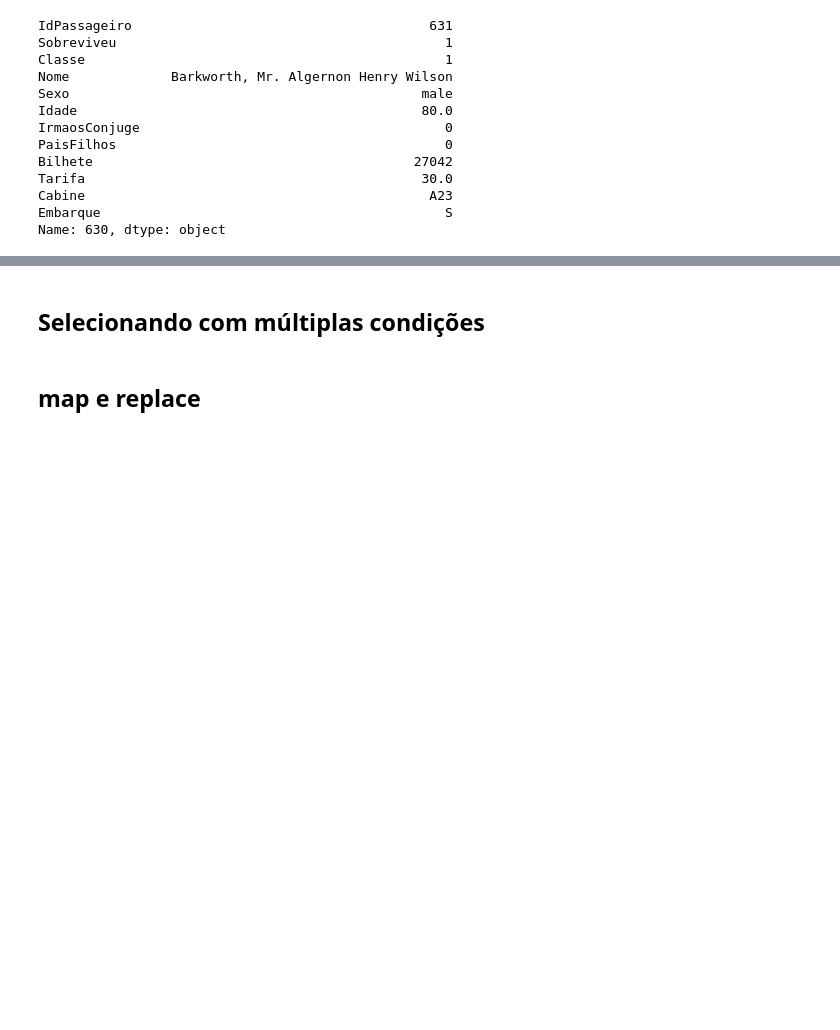
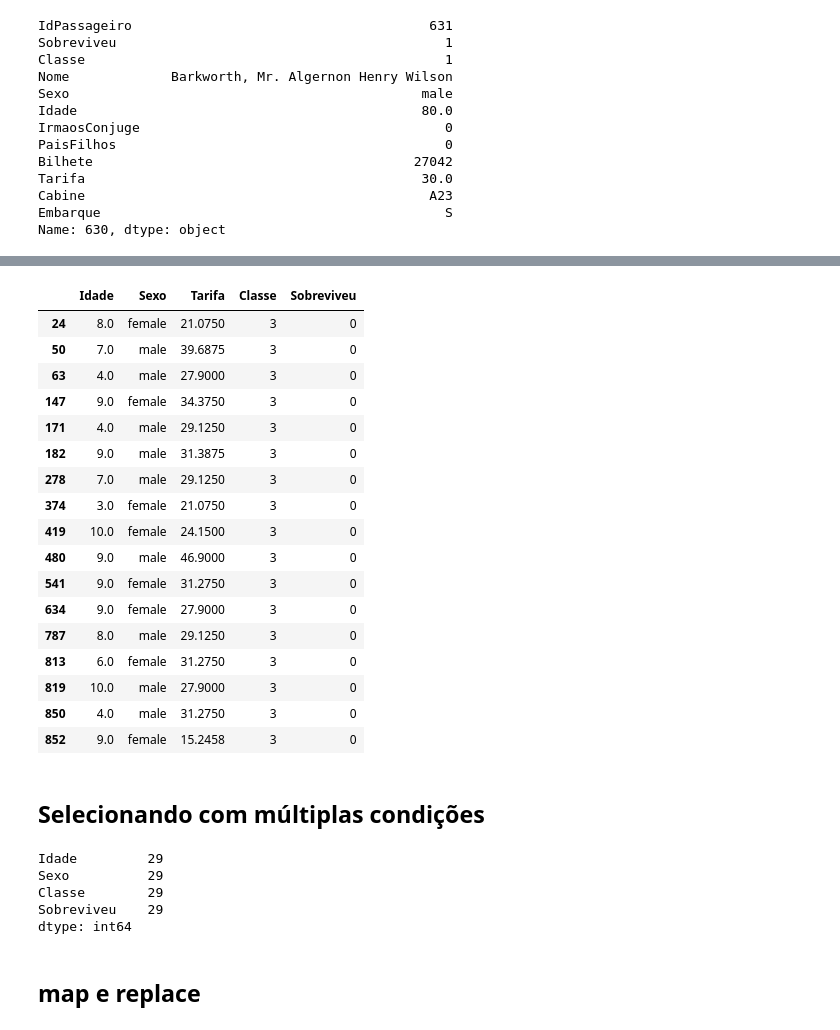
Before and after one commit to lucasabrantes1/studySpace, a Jupyter notebook: Udemy/DataScienceeMachineLearningcomEstatísticaePython/04 - Pandas/Pandas - Vazio.ipynb, the cells around one changed output, grey strips where cells are left out. Cells and saved outputs as stored; diff of their text form; code cells hidden in the pictures; blank space fills up the shorter version.

```diff
--- a/Udemy/DataScienceeMachineLearningcomEstatísticaePython/04 - Pandas/Pandas - Vazio.ipynb
+++ b/Udemy/DataScienceeMachineLearningcomEstatísticaePython/04 - Pandas/Pandas - Vazio.ipynb
@@ -272,5 +287,39 @@ data.iloc[:3] #tres primeiros elementos
+# %%
+data[['Idade','Sexo','Tarifa','Classe','Sobreviveu']]\
+.loc[(data['Idade']>=3) & (data['Idade']<=10) & ~data['Sobreviveu'] == 1] #condição para mostrar crianças entre 3 e 10 anos e quais sobreviveram
+# %% [output]
+|  | Idade | Sexo | Tarifa | Classe | Sobreviveu |
+| 24 | 8.0 | female | 21.0750 | 3 | 0 |
+| 50 | 7.0 | male | 39.6875 | 3 | 0 |
+| 63 | 4.0 | male | 27.9000 | 3 | 0 |
+| 147 | 9.0 | female | 34.3750 | 3 | 0 |
+| 171 | 4.0 | male | 29.1250 | 3 | 0 |
+| 182 | 9.0 | male | 31.3875 | 3 | 0 |
+| 278 | 7.0 | male | 29.1250 | 3 | 0 |
+| 374 | 3.0 | female | 21.0750 | 3 | 0 |
+| 419 | 10.0 | female | 24.1500 | 3 | 0 |
+| 480 | 9.0 | male | 46.9000 | 3 | 0 |
+| 541 | 9.0 | female | 31.2750 | 3 | 0 |
+| 634 | 9.0 | female | 27.9000 | 3 | 0 |
+| 787 | 8.0 | male | 29.1250 | 3 | 0 |
+| 813 | 6.0 | female | 31.2750 | 3 | 0 |
+| 819 | 10.0 | male | 27.9000 | 3 | 0 |
+| 850 | 4.0 | male | 31.2750 | 3 | 0 |
+| 852 | 9.0 | female | 15.2458 | 3 | 0 |
 # %% [markdown]
 ## Selecionando com múltiplas condições
+# %%
+data[['Idade','Sexo','Classe','Sobreviveu']].\
+    loc[(data['Idade']>= 14)\
+         & (data['Sobreviveu'] == 1) \
+             & (data['Sexo'] == 'male')\
+                 &(data['Classe']==3)].count()
+# %% [output]
+Idade         29
+Sexo          29
+Classe        29
+Sobreviveu    29
+dtype: int64
 # %% [markdown]
 ## map e replace
 # %% [markdown]
```
Also changed, not shown: parts of 4 cells of this notebook.
